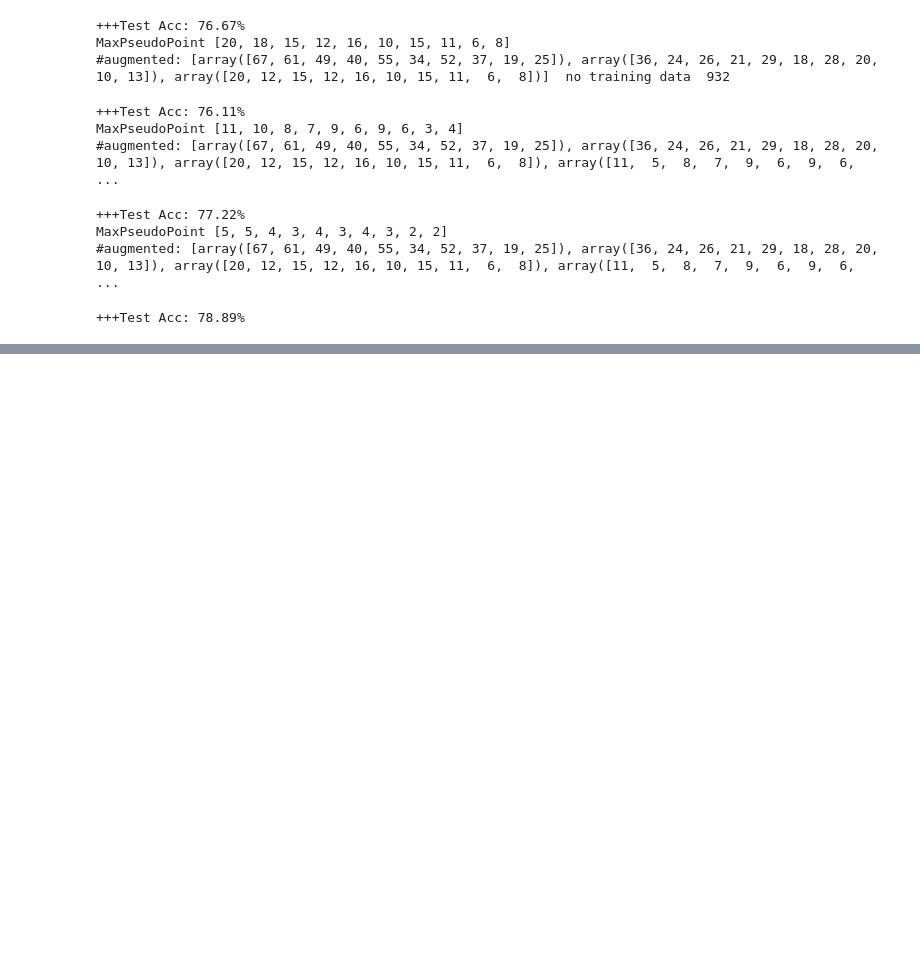
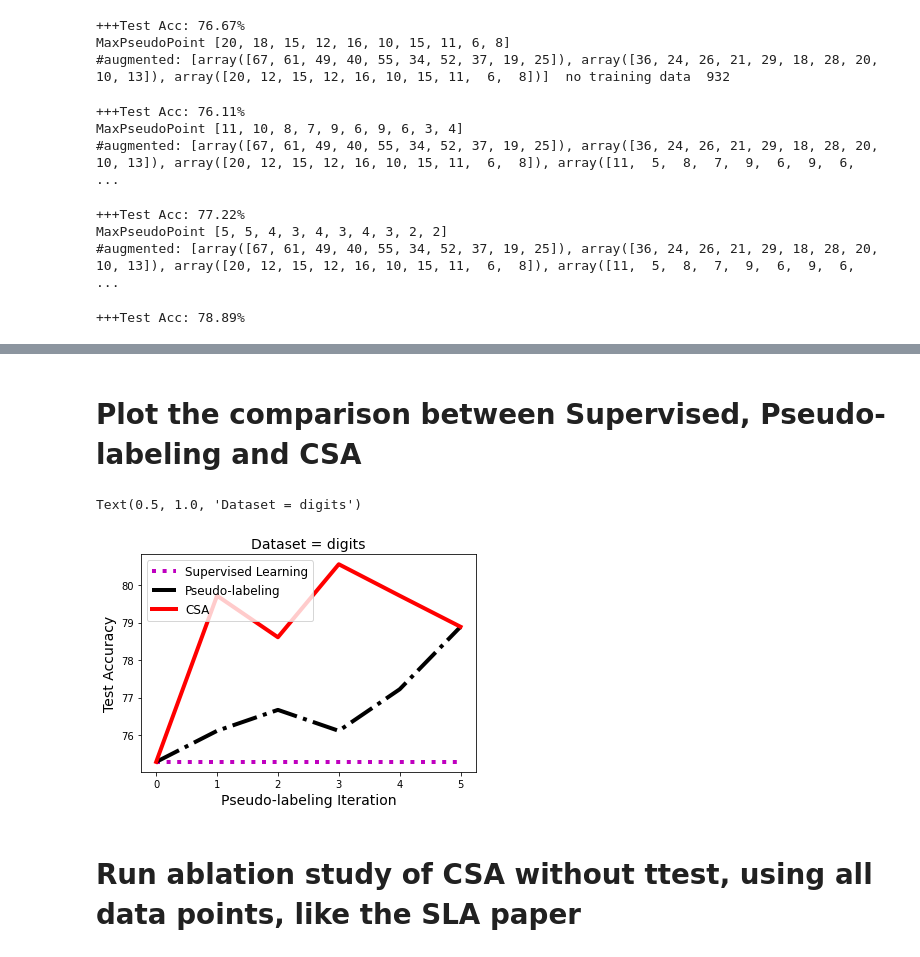
Before and after one commit to amzn/confident-sinkhorn-allocation, a Jupyter notebook: demo_ConfidentSinkhornAllocation.ipynb, the cells around one changed output, grey strips where cells are left out. Drawn from its saved outputs; the diff is of its cells as text; code cells hidden in the pictures; blank space fills up the shorter version.

```diff
--- a/demo_ConfidentSinkhornAllocation.ipynb
+++ b/demo_ConfidentSinkhornAllocation.ipynb
@@ -264,0 +258,13 @@ Proceed (y/n)?
+# %%
+num_XGB_models=10
+confidence_choice='ttest'
+
+csa_model = CSA(x_unlabeled,x_test,y_test,
+                num_iters=numIters,
+                confidence_choice=confidence_choice,
+                num_XGB_models=num_XGB_models,
+                verbose = True,
+            )
+csa_model.fit(x_train, y_train)
+
+csa_accuracy=csa_model.test_acc
@@ -264,0 +297,30 @@ Proceed (y/n)?
+# %% [markdown]
+# Plot the comparison between Supervised, Pseudo-labeling and CSA
+# %%
+# plot in the same axis
+
+supervised_learning_result=[ supervised_learning_accuracy ]*len(pseudo_labeling_accuracy)
+
+plt.figure()
+
+# Supervised Learning
+plt.plot(np.arange(len(pseudo_labeling_accuracy)),\
+         supervised_learning_result,'m:',linewidth=4,label="Supervised Learning")
+
+# Pseudo Labeling
+plt.plot(pseudo_labeling_accuracy,'k-.',linewidth=4,label='Pseudo-labeling')
+
+# CSA
+plt.plot(csa_accuracy,'r-',linewidth=4,label='CSA')
+
+plt.xlabel("Pseudo-labeling Iteration",fontsize=14)
+plt.ylabel("Test Accuracy",fontsize=14)
+
+plt.legend(fontsize=12)
+
+plt.title("Dataset = " + dataset_name,fontsize=14 )
+# %% [output]
+Text(0.5, 1.0, 'Dataset = digits')
+[figure, added]
+# %% [markdown]
+# Run ablation study of CSA without ttest, using all data points, like the SLA paper
```
Also changed, not shown: parts of 7 cells of this notebook.
